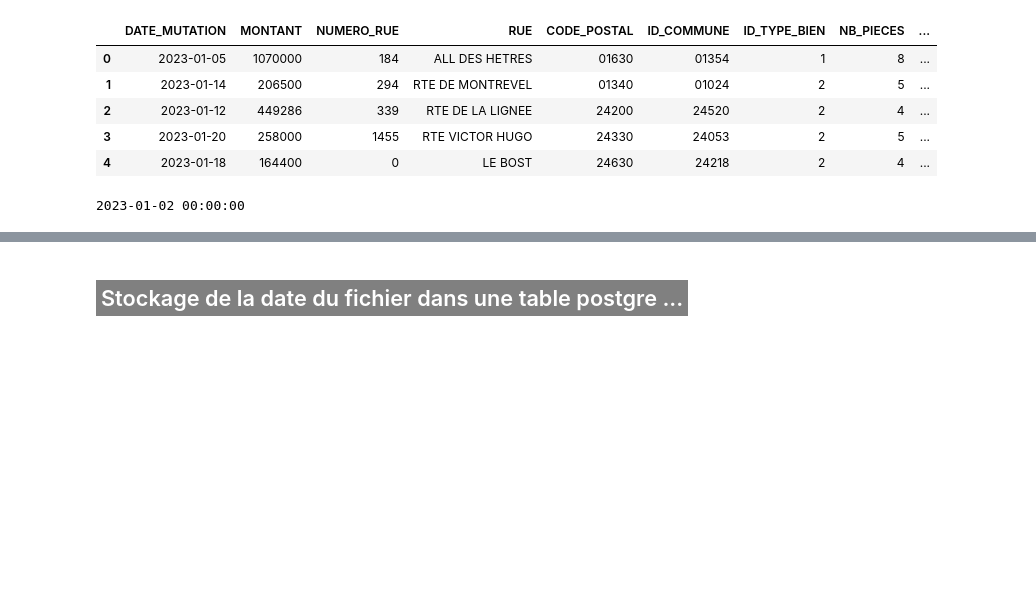
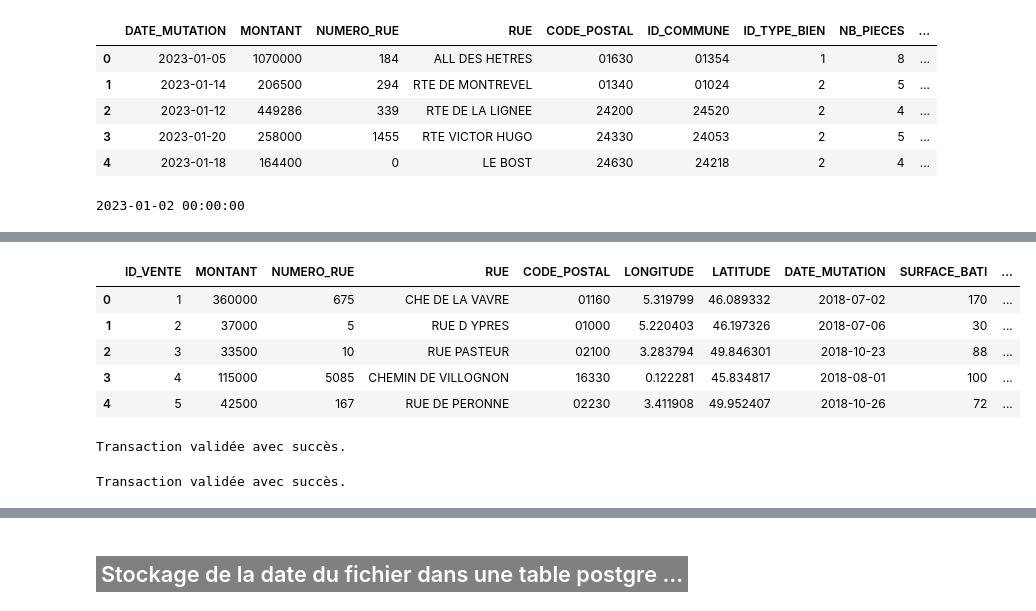
Before and after one commit to Kevin-Le-Grand/certif_app_immo, a Jupyter notebook: model/mise_a_jour_donnees.ipynb, the cells around one changed output, grey strips where cells are left out. Drawn from its saved outputs; the diff is of its cells as text; code cells hidden in the pictures; blank space fills up the shorter version.

```diff
--- a/model/mise_a_jour_donnees.ipynb
+++ b/model/mise_a_jour_donnees.ipynb
@@ -118,46 +127,59 @@ date_plus_recente_bdd = dates_bdd['DATE_MUTATION'].min()
+# %%
+query = "SELECT * FROM VENTES LIMIT 10"
+test = pd.read_sql(con=engine.connect(), sql=text(query))
+test.head()
+# %% [output]
+|  | ID_VENTE | MONTANT | NUMERO_RUE | RUE | CODE_POSTAL | LONGITUDE | LATITUDE | DATE_MUTATION | SURFACE_BATI | ... |
+| 0 | 1 | 360000 | 675 | CHE DE LA VAVRE | 01160 | 5.319799 | 46.089332 | 2018-07-02 | 170 | ... |
+| 1 | 2 | 37000 | 5 | RUE D YPRES | 01000 | 5.220403 | 46.197326 | 2018-07-06 | 30 | ... |
+| 2 | 3 | 33500 | 10 | RUE PASTEUR | 02100 | 3.283794 | 49.846301 | 2018-10-23 | 88 | ... |
+| 3 | 4 | 115000 | 5085 | CHEMIN DE VILLOGNON | 16330 | 0.122281 | 45.834817 | 2018-08-01 | 100 | ... |
+| 4 | 5 | 42500 | 167 | RUE DE PERONNE | 02230 | 3.411908 | 49.952407 | 2018-10-26 | 72 | ... |
 # %%
 #//////////////////////////////////////////////////////////////////////////////
 #   Suppression de ventes identiques entre les nouvelles données récupérées
 #                    et celles stockées en base de données
 #//////////////////////////////////////////////////////////////////////////////
-transaction = engine.begin()
-try:
-    # Récupération la date la plus ancienne dans les nouvelles données récupérées
-    date_plus_ancienne = df['DATE_MUTATION'].min()
-    print(date_plus_ancienne)
-    # Requête pour supprimer les lignes avec une date supérieure ou égale à date_plus_ancienne
-    query_delete = f"DELETE FROM VENTES WHERE DATE_MUTATION >= '{date_plus_ancienne}';"
-    engine.execute(query_delete)
 
-    # Validez la transaction
-    transaction.commit()
-    print("Transaction validée avec succès.")
+with engine.connect() as connection:
+    transaction = connection.begin()
+    try:
+        # Requête pour supprimer les lignes avec une date supérieure ou égale à date_plus_ancienne
+        query_delete = text(f"""DELETE FROM VENTES WHERE DATE_MUTATION >= '{date_plus_ancienne_nouvelles_donnees.date()}';""")
+        connection.execute(query_delete)
 
-except Exception as e:
-    # En cas d'erreur, annulez la transaction
-    print(f"Erreur : {e}")
-    transaction.rollback()
-    print("Transaction annulée.")
+        # Validez la transaction
+        transaction.commit()
+        print("Transaction validée avec succès.")
+
+    except Exception as e:
+        # En cas d'erreur, annulez la transaction
+        print(f"Erreur : {e}")
+        transaction.rollback()
+        print("Transaction annulée.")
+# %% [output]
+Transaction validée avec succès.
 # %%
 #//////////////////////////////////////////////////////////////////////////////
 #                   Insertion de nouvelles données
 #//////////////////////////////////////////////////////////////////////////////
-transaction = engine.begin()
-try:
-    # Insère les données dans la table VENTES
-    df.to_sql(name='VENTES', con=engine, if_exists='append', index=False)
+with engine.connect() as connection:
+    transaction = connection.begin()
+    try:
+        # Insère les données dans la table VENTES
+        df.to_sql(name='VENTES', con=engine, if_exists='append', index=False)
 
-    # Valide la transaction
-    transaction.commit()
-    print("Transaction validée avec succès.")
+        # Valide la transaction
+        transaction.commit()
+        print("Transaction validée avec succès.")
 
-except Exception as e:
-    # En cas d'erreur, annule la transaction
-    print(f"Erreur : {e}")
-    transaction.rollback()
-    print("Transaction annulée.")
+    except Exception as e:
+        # En cas d'erreur, annule la transaction
+        print(f"Erreur : {e}")
+        transaction.rollback()
+        print("Transaction annulée.")
 
-finally:
-    # Libère les ressources de la connexion
-    transaction.close()
-    engine.dispose()
+    finally:
+        engine.dispose()
+# %% [output]
+Transaction validée avec succès.
```
Also changed, not shown: parts of 19 cells of this notebook.
